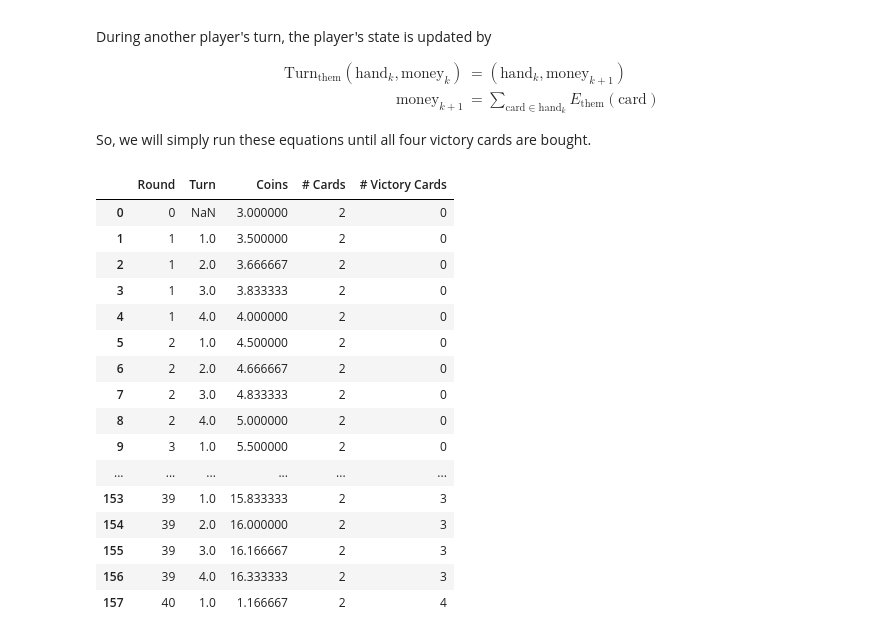
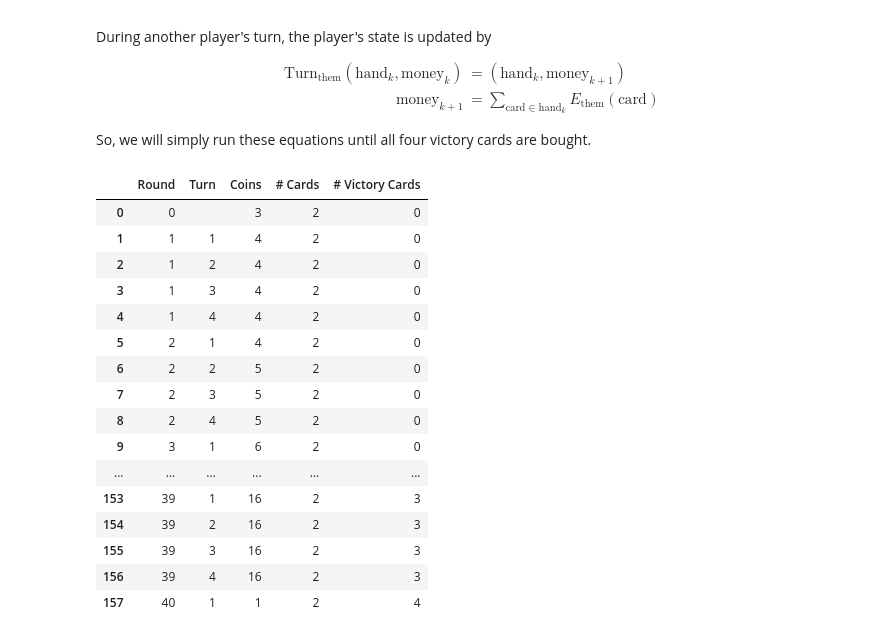
Before and after one commit to brcrista/Machi-Koro-Analysis, a Jupyter notebook: src/analysis.ipynb, the cells around one changed output. Cells and saved outputs as stored; diff of their text form; code cells hidden in the pictures.

Commit message:
format_strategy_simulation

```diff
--- a/src/analysis.ipynb
+++ b/src/analysis.ipynb
@@ -15,8 +15,6 @@ import strategies
 from importlib import reload
 from machi_koro import cards
 from machi_koro import game
-# %%
-pd.options.display.max_rows = None
 # %% [markdown]
 ## Part 1: The Dice
 
@@ -208,24 +206,34 @@ $$
 $$
 
 So, we will simply run these equations until all four victory cards are bought.
+# %%
+def format_strategy_simulation(strategy_simulation: pd.DataFrame):
+    return strategy_simulation.style \
+        .format({
+            "Round": int,
+            "Turn": int,
+            "Coins": round,
+            "# Cards": int,
+            "# Victory Cards": int
+        }, na_rep="")
 # %%
 reload(strategies)
-strategies.simulate(strategies.buy_nothing, num_players=4)
+format_strategy_simulation(strategies.simulate(strategies.buy_nothing, num_players=4))
 # %% [output]
 |  | Round | Turn | Coins | # Cards | # Victory Cards |
-| 0 | 0 | NaN | 3.000000 | 2 | 0 |
-| 1 | 1 | 1.0 | 3.500000 | 2 | 0 |
-| 2 | 1 | 2.0 | 3.666667 | 2 | 0 |
-| 3 | 1 | 3.0 | 3.833333 | 2 | 0 |
-| 4 | 1 | 4.0 | 4.000000 | 2 | 0 |
-| 5 | 2 | 1.0 | 4.500000 | 2 | 0 |
-| 6 | 2 | 2.0 | 4.666667 | 2 | 0 |
-| 7 | 2 | 3.0 | 4.833333 | 2 | 0 |
-| 8 | 2 | 4.0 | 5.000000 | 2 | 0 |
-| 9 | 3 | 1.0 | 5.500000 | 2 | 0 |
+| 0 | 0 |  | 3 | 2 | 0 |
+| 1 | 1 | 1 | 4 | 2 | 0 |
+| 2 | 1 | 2 | 4 | 2 | 0 |
+| 3 | 1 | 3 | 4 | 2 | 0 |
+| 4 | 1 | 4 | 4 | 2 | 0 |
+| 5 | 2 | 1 | 4 | 2 | 0 |
+| 6 | 2 | 2 | 5 | 2 | 0 |
+| 7 | 2 | 3 | 5 | 2 | 0 |
+| 8 | 2 | 4 | 5 | 2 | 0 |
+| 9 | 3 | 1 | 6 | 2 | 0 |
 | ... | ... | ... | ... | ... | ... |
-| 153 | 39 | 1.0 | 15.833333 | 2 | 3 |
-| 154 | 39 | 2.0 | 16.000000 | 2 | 3 |
-| 155 | 39 | 3.0 | 16.166667 | 2 | 3 |
-| 156 | 39 | 4.0 | 16.333333 | 2 | 3 |
-| 157 | 40 | 1.0 | 1.166667 | 2 | 4 |
+| 153 | 39 | 1 | 16 | 2 | 3 |
+| 154 | 39 | 2 | 16 | 2 | 3 |
+| 155 | 39 | 3 | 16 | 2 | 3 |
+| 156 | 39 | 4 | 16 | 2 | 3 |
+| 157 | 40 | 1 | 1 | 2 | 4 |
```
